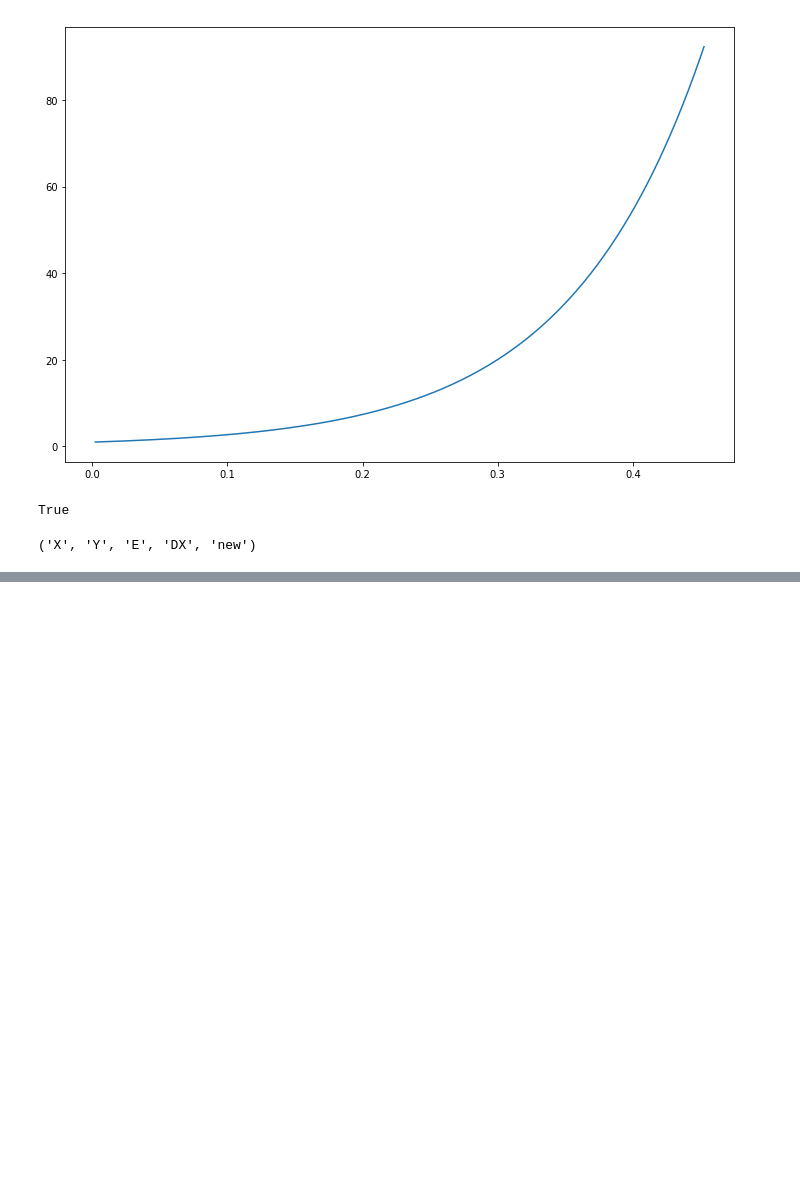
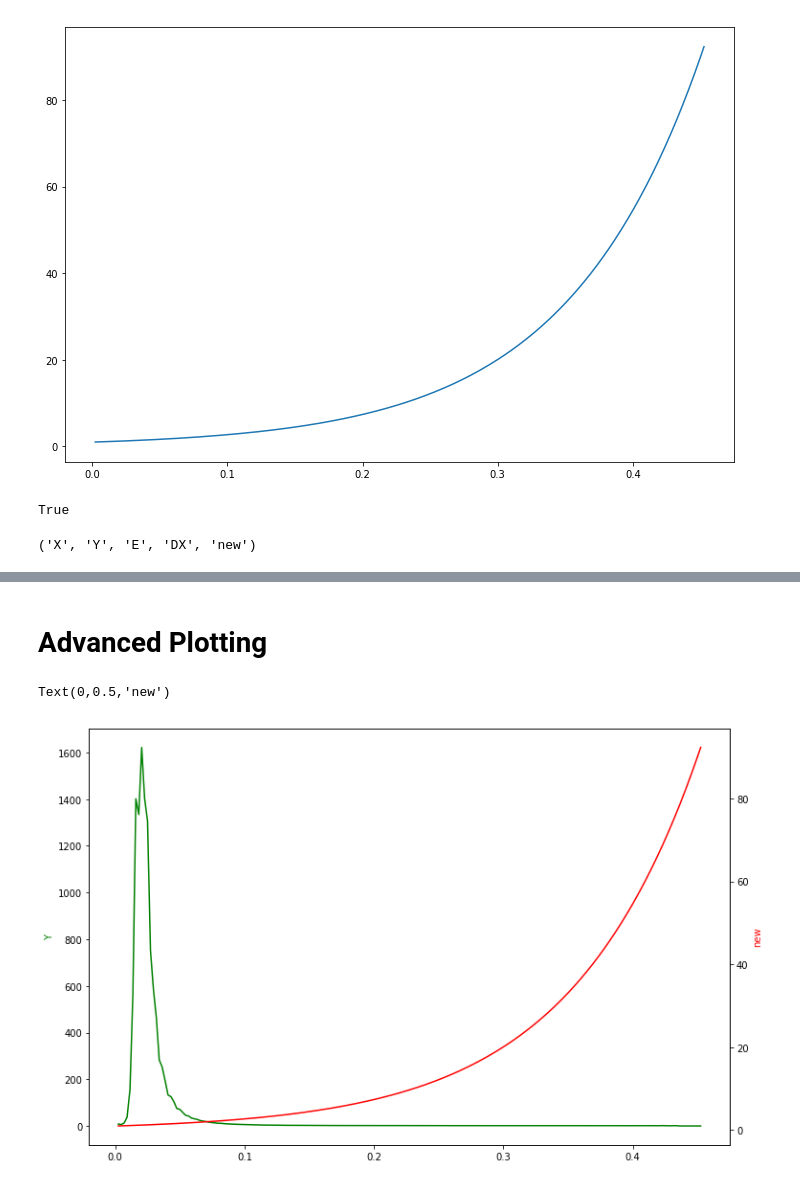
Before and after one commit to neutrons/IPythonNotebookTutorial, a Jupyter notebook: 2 - Introduction to Plotting.ipynb, the cells around one changed output, grey strips where cells are left out. Cells and saved outputs as stored; diff of their text form; code cells hidden in the pictures; blank space fills up the shorter version.

```diff
--- a/2 - Introduction to Plotting.ipynb
+++ b/2 - Introduction to Plotting.ipynb
@@ -390,0 +424,14 @@ X       Y       E       DX      new
+# %% [markdown]
+# Advanced Plotting
+# %%
+ # more flexibility
+fig, ax1 = plt.subplots()  #create figure and axes
+ax1.plot(data_new['X'], data_new['Y'], color='green')
+ax1.set_ylabel('Y', color='green')
+
+ax2 = ax1.twinx()
+ax2.plot(data_new['X'], data_new['new'], color='red')
+ax2.set_ylabel('new', color='red')
+# %% [output]
+Text(0,0.5,'new')
+[figure, added]
```
Also changed, not shown: parts of 12 cells of this notebook.
